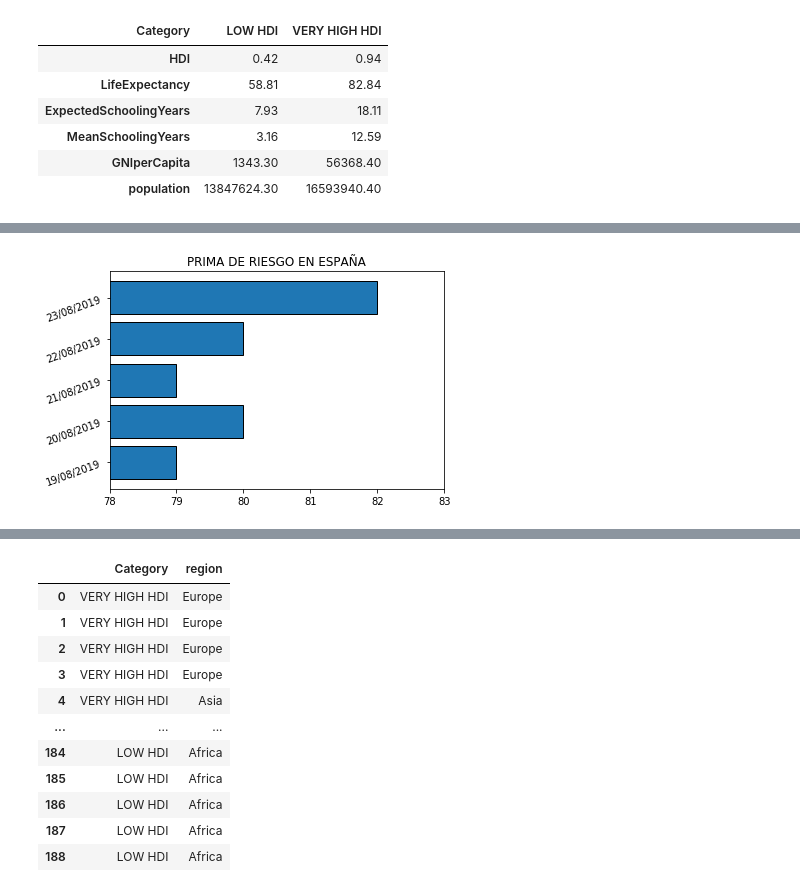
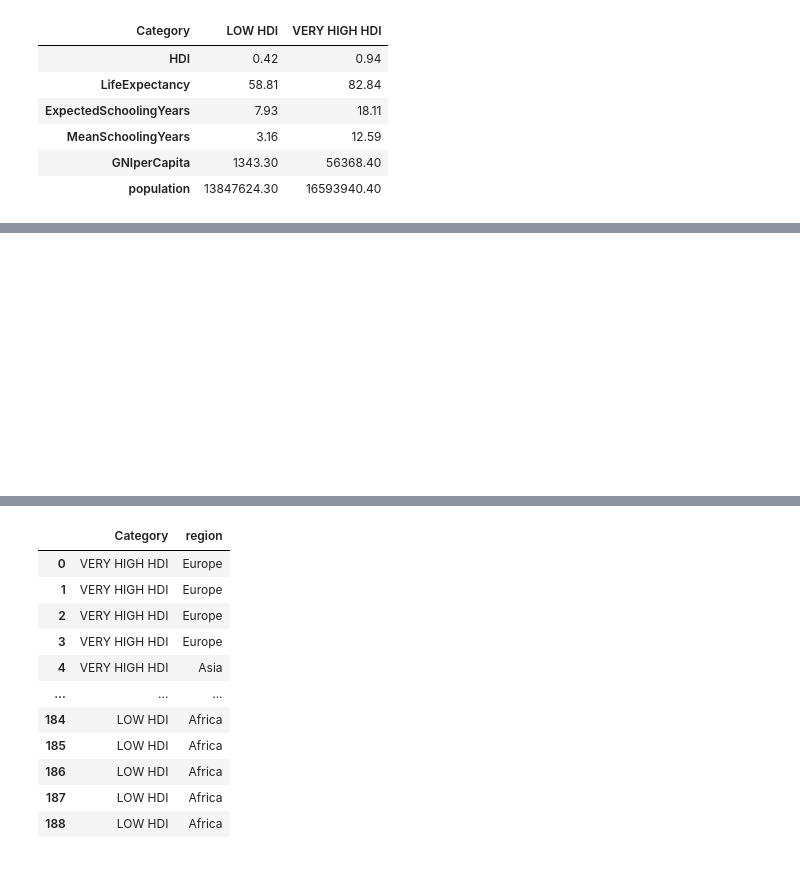
Before and after one commit to MdeMaic/WebScrapingAPI_Project, a Jupyter notebook: SRC/MergeDataFrames.ipynb, the cells around one changed output, grey strips where cells are left out. Cells and saved outputs as stored; diff of their text form; code cells hidden in the pictures.

```diff
--- a/SRC/MergeDataFrames.ipynb
+++ b/SRC/MergeDataFrames.ipynb
@@ -213,12 +216,8 @@ region.GNIperCapita.plot.bar(title="POPULATION")
-# %%
-fechas = ['19/08/2019', '20/08/2019', '21/08/2019', '22/08/2019', '23/08/2019']
-primas = [79, 80, 79, 80, 82]
-
-plt.barh(range(5), primas, edgecolor='black')
-
-plt.yticks(range(5), fechas, rotation=20)
-plt.title("PRIMA DE RIESGO EN ESPAÑA")
-plt.xlim(min(primas)-1, max(primas)+1)
-plt.show()
-# %% [output]
-[figure, removed]
+# %%
+ax = plt.subplot(111, frame_on=False) # no visible frame
+ax.xaxis.set_visible(False)  # hide the x axis
+ax.yaxis.set_visible(False)  # hide the y axis
+
+plt.savefig('../OUTPUT/my_table.png')
+# %% [output]
+[figure, added]
```
Also changed, not shown: parts of 14 cells of this notebook, 12 other files.
